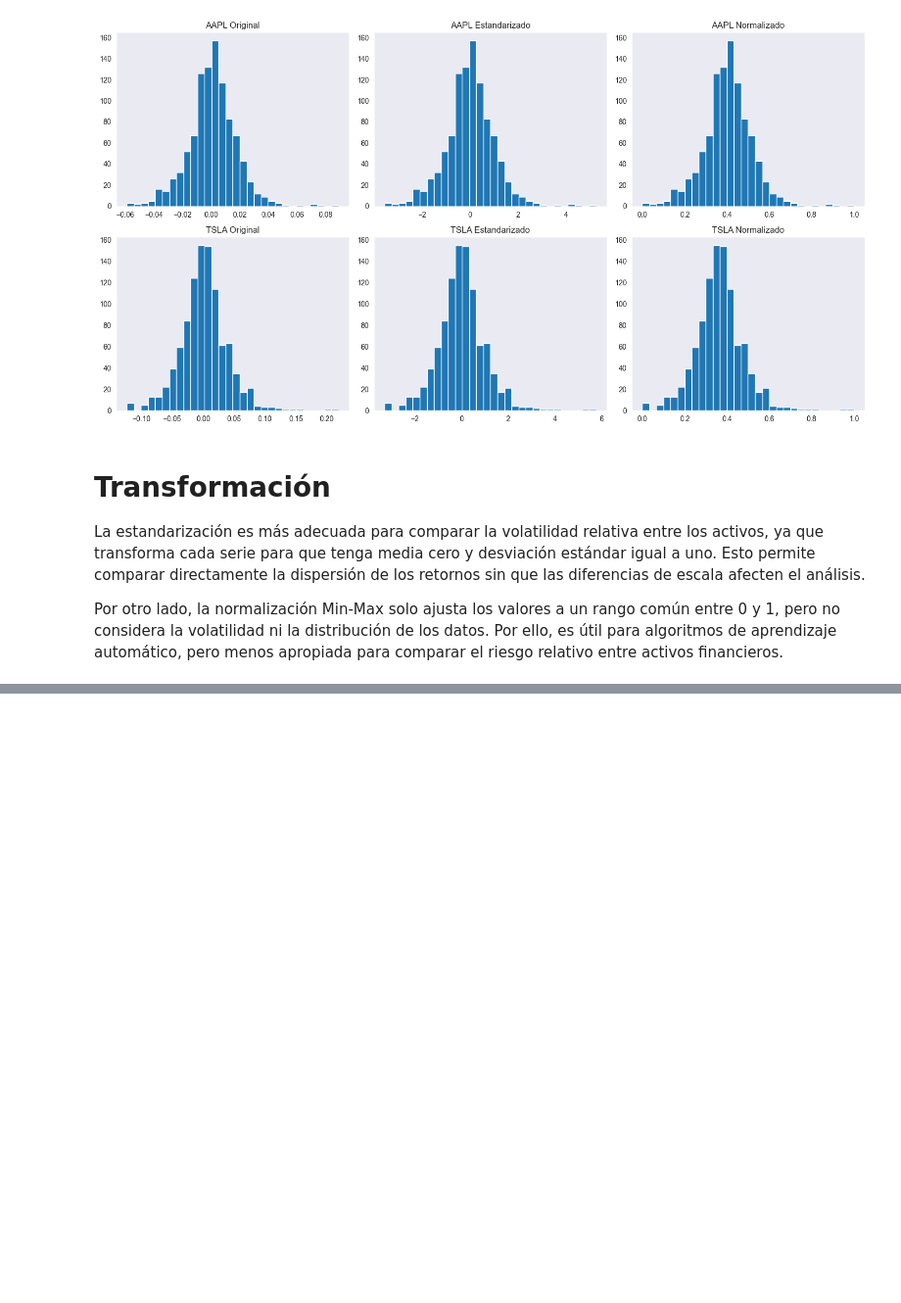
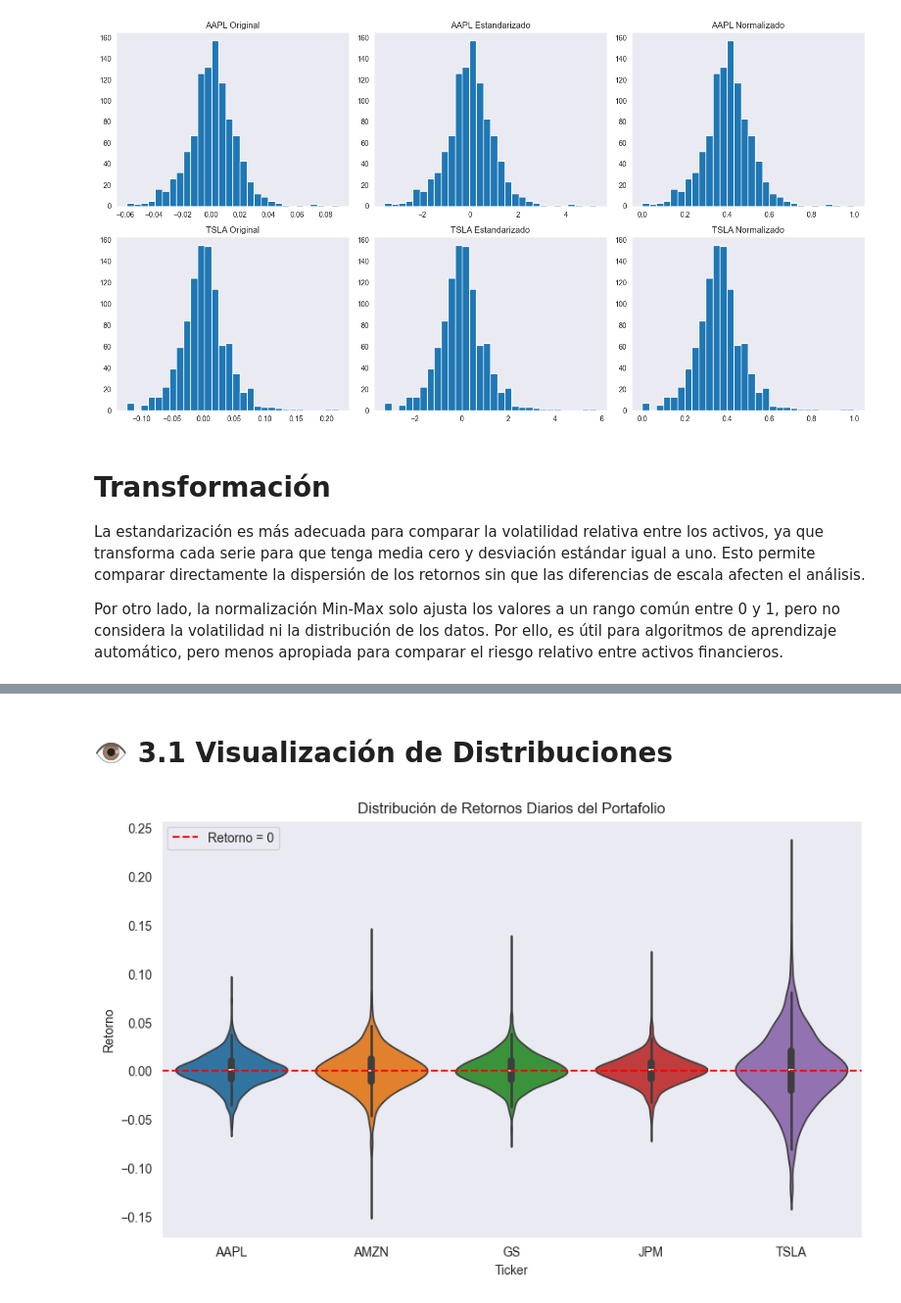
Before and after one commit to Antoniacifuentes/ds_finance_cifuentes, a Jupyter notebook: notebooks/hw2.ipynb, the cells around one changed output, grey strips where cells are left out. Shown at 98% size. Saved outputs shown, nothing was run; the diff lists cells and outputs as text; code cells hidden in the pictures; blank space fills up the shorter version.

```diff
--- a/notebooks/hw2.ipynb
+++ b/notebooks/hw2.ipynb
@@ -42,10 +43,11 @@ Ticker            AAPL        AMZN          GS         JPM        TSLA
 # %%
 # retornos diarios simples y logarítmicos
-retornos_log = np.log(precios / precios.shift(1)).dropna()
+retornos_simples = calcular_retornos_simples(precios)
+retornos_log = calcular_retornos_log(precios)
 
-print("\nRetornos simples:")
-print(retornos_simples.head())
+print("Retornos simples")
+display(retornos_simples.head())
 
-print("\nRetornos logarítmicos:")
-print(retornos_log.head())
+print("Retornos logarítmicos")
+display(retornos_log.head())
 # %% [output]
@@ -277,0 +500,24 @@ Por otro lado, la normalización Min-Max solo ajusta los valores a un rango com
+# %% [markdown]
+# 👁 3.1 Visualización de Distribuciones
+# %%
+# Violin plot de los retornos diarios
+
+plt.figure(figsize=(10,6))
+
+sns.violinplot(data=retornos_simples)
+
+# Línea horizontal en 0
+plt.axhline(
+    y=0,
+    color="red",
+    linestyle="--",
+    label="Retorno = 0"
+)
+
+plt.title("Distribución de Retornos Diarios del Portafolio")
+plt.ylabel("Retorno")
+plt.legend()
+
+plt.show()
+# %% [output]
+[figure, added]
```
Also changed, not shown: parts of 34 cells of this notebook.
